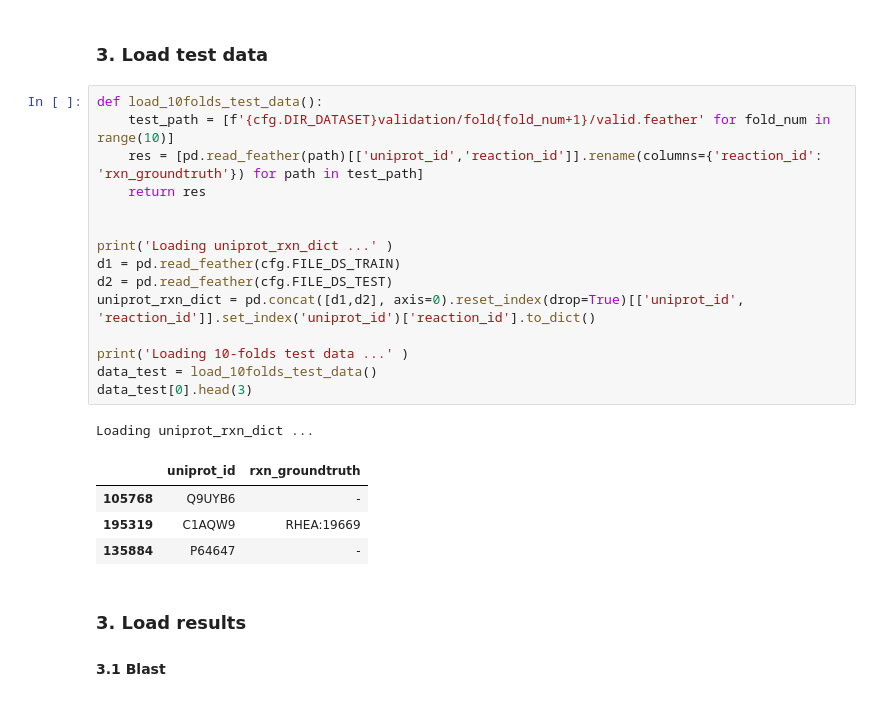
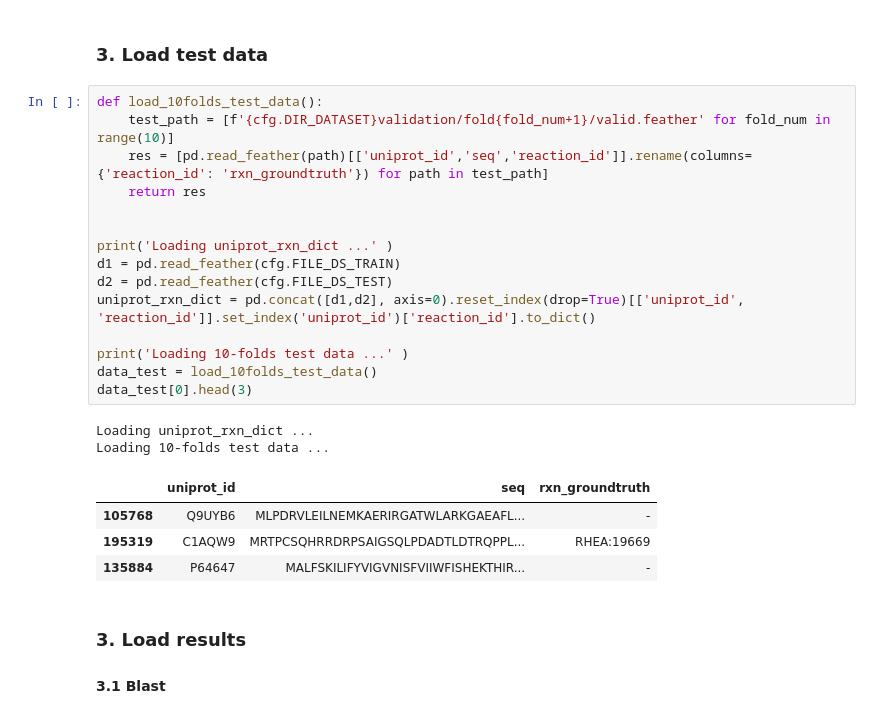
Before and after one commit to kingstdio/RXNRECer, a Jupyter notebook: methods/s1_simi_protein_10_fold.ipynb, the cells around one changed output. Drawn from its saved outputs; the diff is of its cells as text.

```diff
--- a/methods/s1_simi_protein_10_fold.ipynb
+++ b/methods/s1_simi_protein_10_fold.ipynb
@@ -35,24 +34,25 @@ The autoreload extension is already loaded. To reload it, use:
 # %%
 def load_10folds_test_data():
     test_path = [f'{cfg.DIR_DATASET}validation/fold{fold_num+1}/valid.feather' for fold_num in range(10)]
-    res = [pd.read_feather(path)[['uniprot_id','reaction_id']].rename(columns={'reaction_id': 'rxn_groundtruth'}) for path in test_path]
+    res = [pd.read_feather(path)[['uniprot_id','seq','reaction_id']].rename(columns={'reaction_id': 'rxn_groundtruth'}) for path in test_path]
     return res
 
 
 print('Loading uniprot_rxn_dict ...' )
 d1 = pd.read_feather(cfg.FILE_DS_TRAIN)
 d2 = pd.read_feather(cfg.FILE_DS_TEST)
 uniprot_rxn_dict = pd.concat([d1,d2], axis=0).reset_index(drop=True)[['uniprot_id', 'reaction_id']].set_index('uniprot_id')['reaction_id'].to_dict()
 
 print('Loading 10-folds test data ...' )
 data_test = load_10folds_test_data()
 data_test[0].head(3)
 # %% [output]
 Loading uniprot_rxn_dict ...
+Loading 10-folds test data ...
-|  | uniprot_id | rxn_groundtruth |
-| 105768 | Q9UYB6 | - |
-| 195319 | C1AQW9 | RHEA:19669 |
-| 135884 | P64647 | - |
+|  | uniprot_id | seq | rxn_groundtruth |
+| 105768 | Q9UYB6 | MLPDRVLEILNEMKAERIRGATWLARKGAEAFL... | - |
+| 195319 | C1AQW9 | MRTPCSQHRRDRPSAIGSQLPDADTLDTRQPPL... | RHEA:19669 |
+| 135884 | P64647 | MALFSKILIFYVIGVNISFVIIWFISHEKTHIR... | - |
 # %% [markdown]
 ### 3. Load results
 #### 3.1 Blast
```
Also changed, not shown: parts of 4 cells of this notebook, 9 other files.
